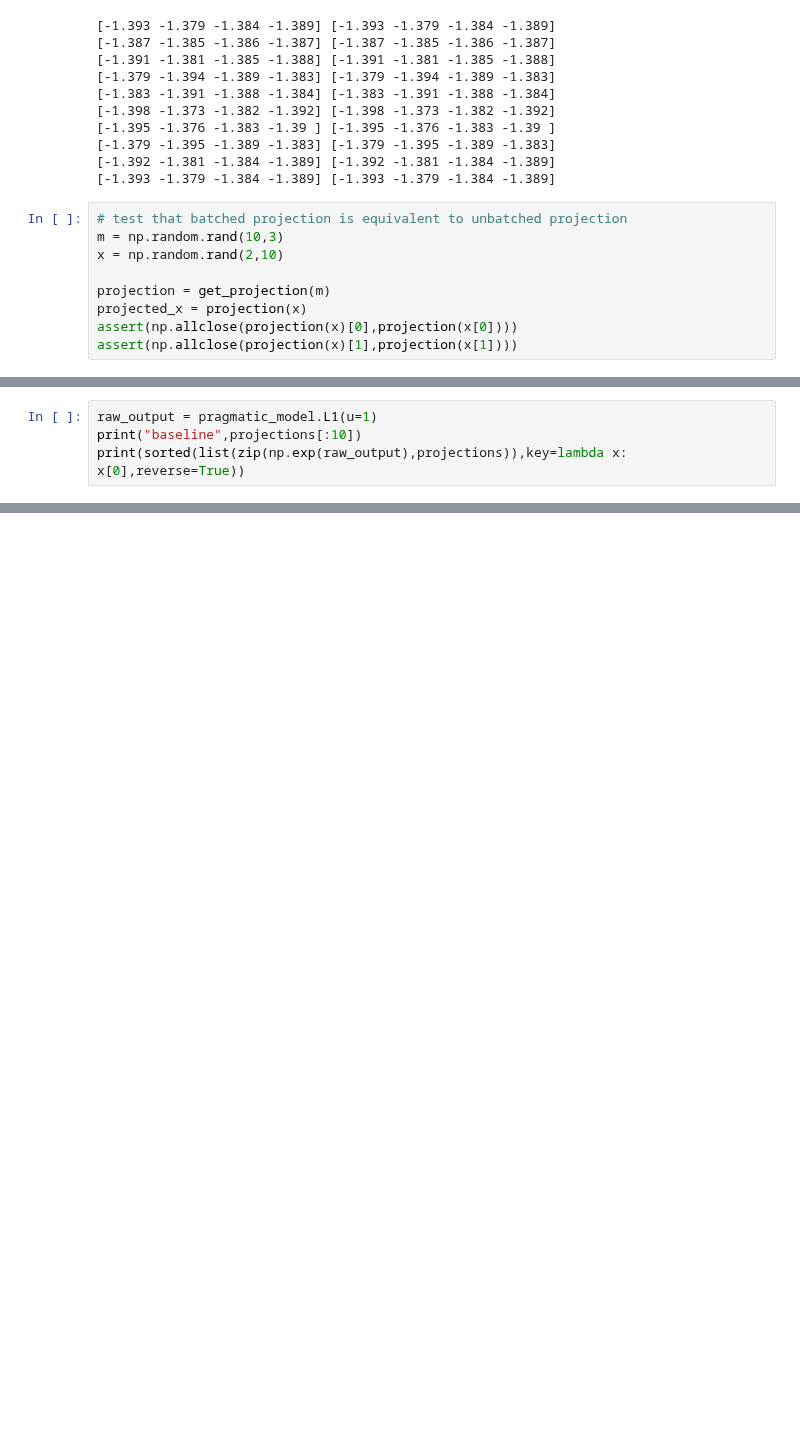
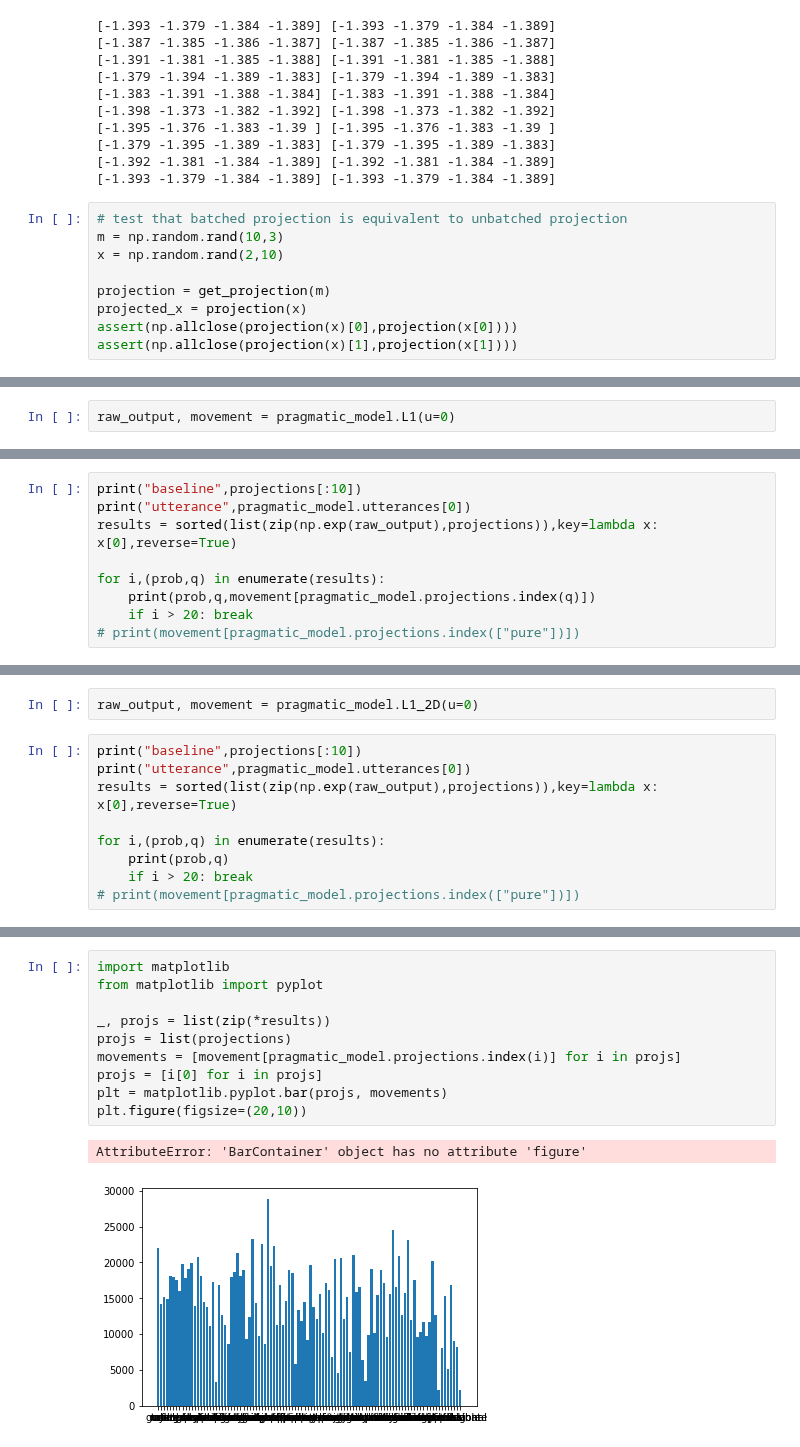
Before and after one commit to reubenharry/Distributional-RSA, a Jupyter notebook: notebooks/distributional_pragmatics.ipynb, the cells around one changed output, grey strips where cells are left out. Saved outputs shown, nothing was run; the diff lists cells and outputs as text; blank space fills up the shorter version.

```diff
--- a/notebooks/distributional_pragmatics.ipynb
+++ b/notebooks/distributional_pragmatics.ipynb
@@ -292,2 +387,4 @@ pragmatic_model = Pragmatic_Model(utterances=utterances,
                                  sigma2=0.1,
                                  mu1=vecs[target])
+# %%
+raw_output, movement = pragmatic_model.L1(u=0)
@@ -293,0 +446,9 @@ pragmatic_model = Pragmatic_Model(utterances=utterances,
+# %%
+print("baseline",projections[:10])
+print("utterance",pragmatic_model.utterances[0])
+results = sorted(list(zip(np.exp(raw_output),projections)),key=lambda x: x[0],reverse=True)
+
+for i,(prob,q) in enumerate(results):
+    print(prob,q,movement[pragmatic_model.projections.index(q)])
+    if i > 20: break
+# print(movement[pragmatic_model.projections.index(["pure"])])
@@ -294,5 +490,12 @@ pragmatic_model = Pragmatic_Model(utterances=utterances,
+# %%
+raw_output, movement = pragmatic_model.L1_2D(u=0)
 # %%
-raw_output = pragmatic_model.L1(u=1)
 print("baseline",projections[:10])
-print(sorted(list(zip(np.exp(raw_output),projections)),key=lambda x: x[0],reverse=True))
+print("utterance",pragmatic_model.utterances[0])
+results = sorted(list(zip(np.exp(raw_output),projections)),key=lambda x: x[0],reverse=True)
+
+for i,(prob,q) in enumerate(results):
+    print(prob,q)
+    if i > 20: break
+# print(movement[pragmatic_model.projections.index(["pure"])])
 # %% [output]
@@ -300,0 +519,13 @@ baseline [['mysterious'], ['lonely'], ['beautiful'], ['unknown'], ['beloved'], [
+# %%
+import matplotlib
+from matplotlib import pyplot
+
+_, projs = list(zip(*results))
+projs = list(projections)
+movements = [movement[pragmatic_model.projections.index(i)] for i in projs]
+projs = [i[0] for i in projs]
+plt = matplotlib.pyplot.bar(projs, movements)
+plt.figure(figsize=(20,10))
+# %% [output]
+AttributeError: 'BarContainer' object has no attribute 'figure'
+[figure, added]
```
Also changed, not shown: parts of 17 cells of this notebook.
